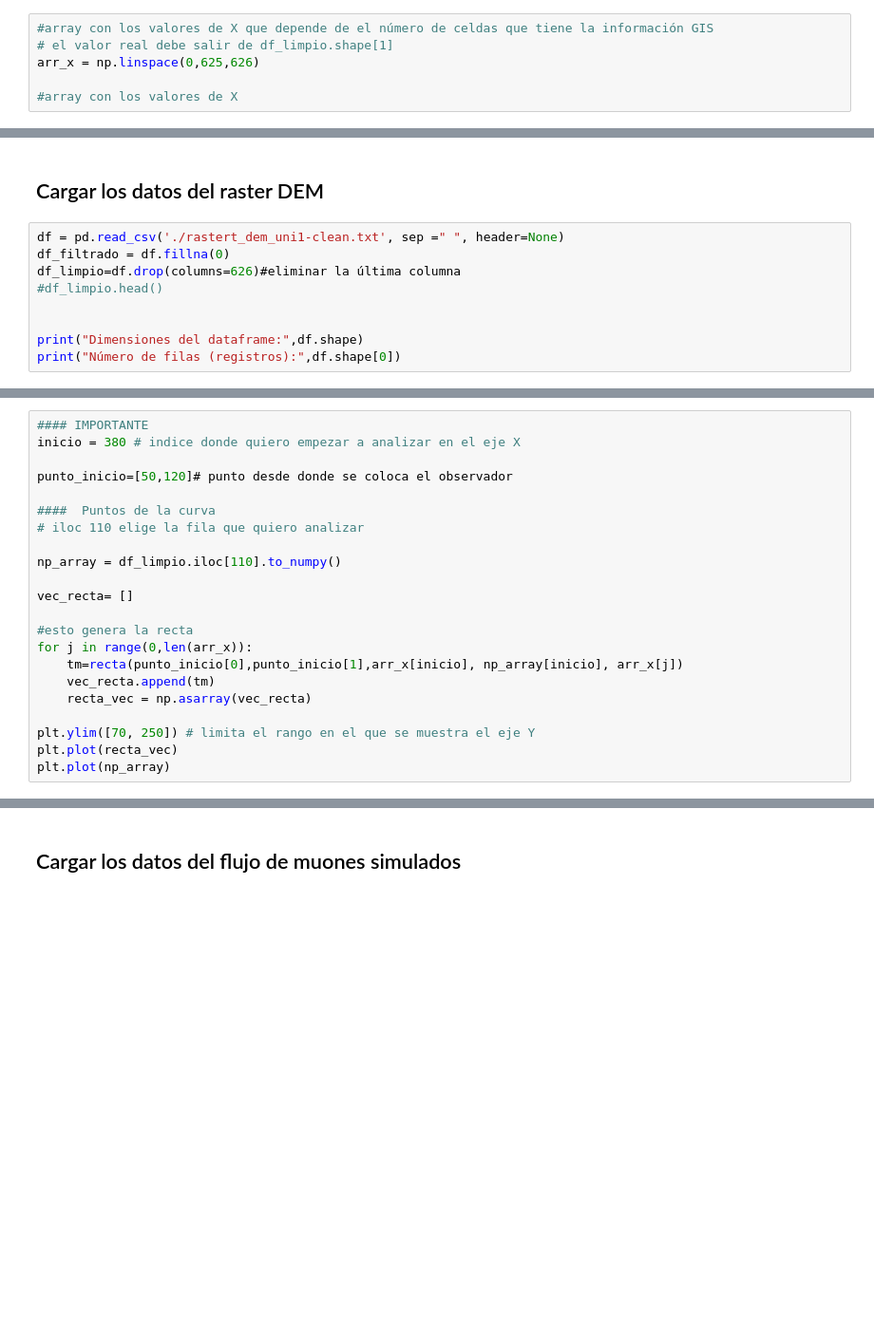
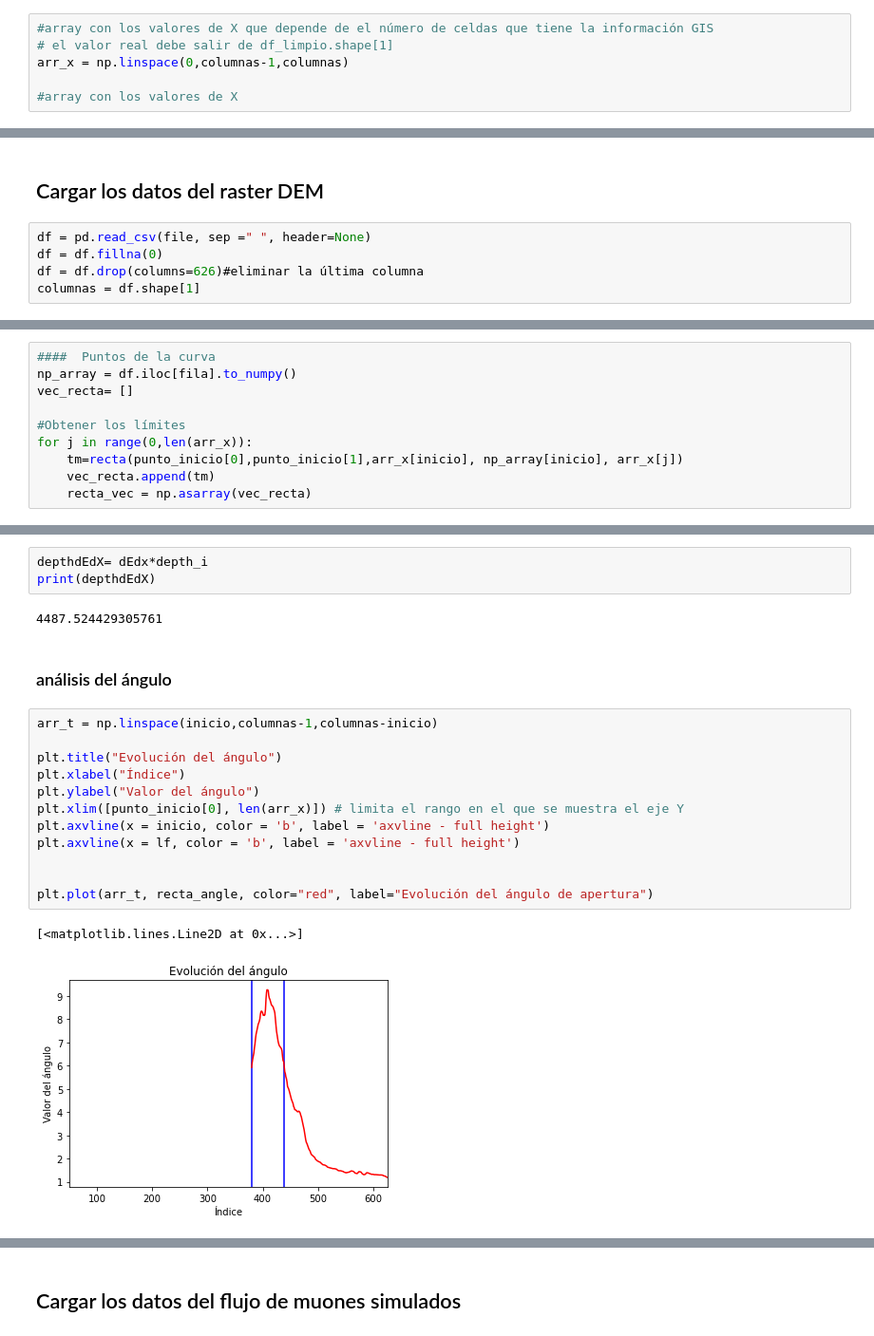
Before and after one commit to gsalazarq/cosmicraysuni, a Jupyter notebook: atenuation_calculation/Calculo-atenuacion-muones.ipynb, the cells around one changed output, grey strips where cells are left out. Shown at 95% size. Saved outputs shown, nothing was run; the diff lists cells and outputs as text; blank space fills up the shorter version.

Commit message:
notebook util para otener un punto, se pasa ahora a iterar en todos los puntos

```diff
--- a/atenuation_calculation/Calculo-atenuacion-muones.ipynb
+++ b/atenuation_calculation/Calculo-atenuacion-muones.ipynb
@@ -84,6 +61,6 @@ Luego de definir las funciones, se carga los datos del eje X. Que podrá ser val
 # %%
 #array con los valores de X que depende de el número de celdas que tiene la información GIS
 # el valor real debe salir de df_limpio.shape[1]
-arr_x = np.linspace(0,625,626)
+arr_x = np.linspace(0,columnas-1,columnas)
 
 #array con los valores de X
@@ -107,11 +67,7 @@ Acá ingresa los valores  de la curva real
 # %% [markdown]
 ## Cargar los datos del raster DEM
 # %%
-df = pd.read_csv('./rastert_dem_uni1-clean.txt', sep =" ", header=None)
-df_filtrado = df.fillna(0)
-df_limpio=df.drop(columns=626)#eliminar la última columna
-#df_limpio.head()
-
-
-print("Dimensiones del dataframe:",df.shape)
-print("Número de filas (registros):",df.shape[0])
+df = pd.read_csv(file, sep =" ", header=None)
+df = df.fillna(0)
+df = df.drop(columns=626)#eliminar la última columna
+columnas = df.shape[1]
@@ -129,22 +74,10 @@ type(np_array)
 # %%
-#### IMPORTANTE
-inicio = 380 # indice donde quiero empezar a analizar en el eje X
-
-punto_inicio=[50,120]# punto desde donde se coloca el observador
-
 ####  Puntos de la curva
-# iloc 110 elige la fila que quiero analizar
-
-np_array = df_limpio.iloc[110].to_numpy()
-
+np_array = df.iloc[fila].to_numpy()
 vec_recta= []
 
-#esto genera la recta
+#Obtener los límites
 for j in range(0,len(arr_x)):
     tm=recta(punto_inicio[0],punto_inicio[1],arr_x[inicio], np_array[inicio], arr_x[j])
     vec_recta.append(tm)
     recta_vec = np.asarray(vec_recta)
-
-plt.ylim([70, 250]) # limita el rango en el que se muestra el eje Y
-plt.plot(recta_vec)
-plt.plot(np_array)
@@ -166,0 +103,22 @@ print(u)
+# %%
+depthdEdX= dEdx*depth_i
+print(depthdEdX)
+# %% [output]
+4487.524429305761
+# %% [markdown]
+### análisis del ángulo
+# %%
+arr_t = np.linspace(inicio,columnas-1,columnas-inicio)
+
+plt.title("Evolución del ángulo")
+plt.xlabel("Índice")
+plt.ylabel("Valor del ángulo")
+plt.xlim([punto_inicio[0], len(arr_x)]) # limita el rango en el que se muestra el eje Y
+plt.axvline(x = inicio, color = 'b', label = 'axvline - full height')
+plt.axvline(x = lf, color = 'b', label = 'axvline - full height')
+
+
+plt.plot(arr_t, recta_angle, color="red", label="Evolución del ángulo de apertura")
+# %% [output]
+[<matplotlib.lines.Line2D at 0x...>]
+[figure, added]
```
Also changed, not shown: parts of 25 cells of this notebook.
